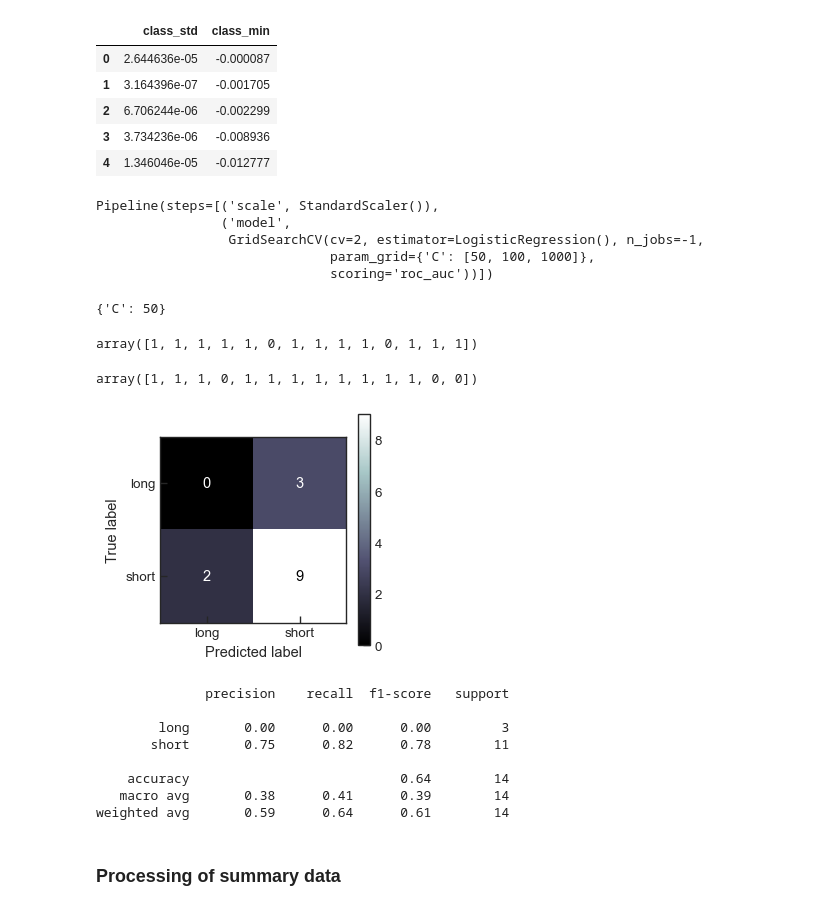
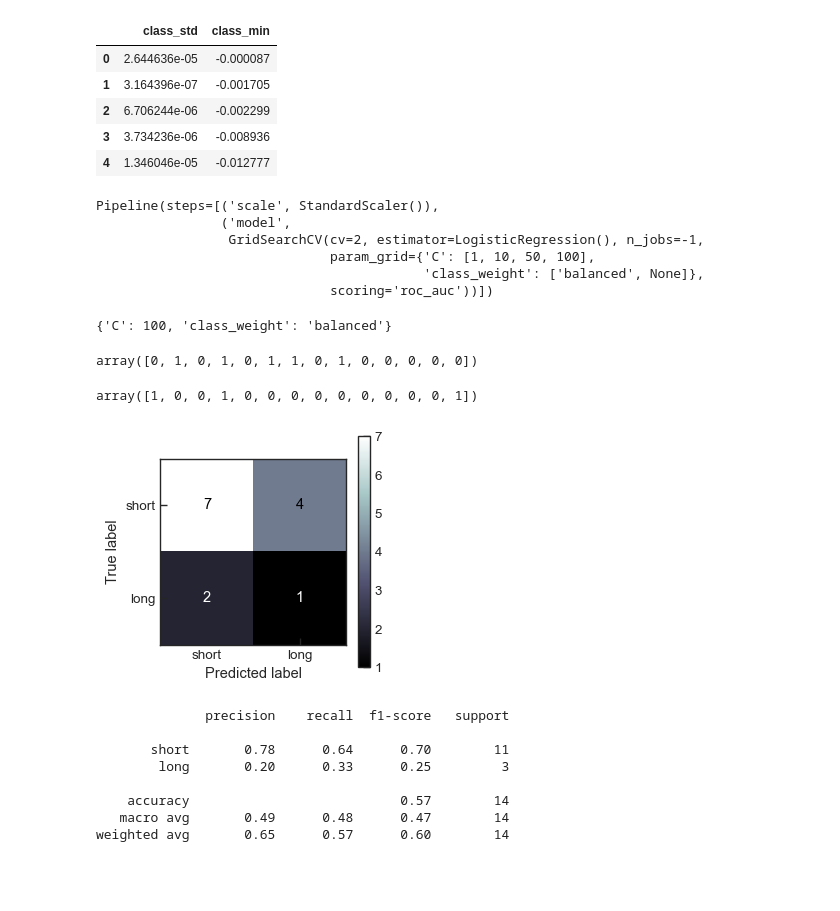
Before and after one commit to sarajcev/data-driven-prediction-of-battery-cycle-life-before-capacity-degradation, a Jupyter notebook: Models.ipynb, the cells around one changed output. Saved outputs shown, nothing was run; the diff lists cells and outputs as text; code cells hidden in the pictures; blank space fills up the shorter version.

```diff
--- a/Models.ipynb
+++ b/Models.ipynb
@@ -531,0 +649,4 @@ Following two binary classifiers have been implemented: (1) Logistic regression
+# %%
+y_data = y_data_dict['class']  # labels
+pct_short_life = (sum(y_data == 1) / len(y_data))*100.
+print(f'Short life cells: {pct_short_life:.1f} %')
@@ -532,7 +655,4 @@ Following two binary classifiers have been implemented: (1) Logistic regression
 # %%
-targets = 'class'
-y_data = y_data_dict[targets]
-
 # Select a set of features for the binary classifier.
 selected_features = ['class_std', 'class_min']
 X_data = pd.DataFrame(X_data_dict, columns=selected_features)
@@ -557,69 +674,74 @@ cls_model = 'logr'
 # %%
 if cls_model == 'logr':
+    # Logistic regression binary classifier.
     estimator = LogisticRegression()
-    grid = {'C': [50, 100, 200]}
+    grid = {'C': [1, 10, 50, 100],
+            'class_weight': ['balanced', None]}
 elif cls_model == 'svc':
+    # Support vector machine binary classifier with a RBF kernel.
     estimator = svm.SVC(kernel='rbf')
     grid = {'gamma': ['scale', 'auto'],
-            'C': [10, 50, 100]}
+            'C': [1, 10, 50, 100],
+            'class_weight': ['balanced', None]}
 else:
     raise NotImplementedError('Chosen model is not implemented.')
 # %%
 # Hyperparameters optimization with grid search and cross-validation.
 grid_search = GridSearchCV(estimator=estimator, param_grid=grid,
-                           scoring='roc_auc', cv=2, refit=True,
+                           scoring='roc_auc',  # area under the ROC curve
+                           cv=2, refit=True,
                            n_jobs=-1)
 # Pipeline.
 model = Pipeline([
     ('scale', StandardScaler()),
     ('model', grid_search)
 ])
-model.fit(X_train, y_train)
-# %% [output]
-Pipeline(steps=[('scale', StandardScaler()),
-                ('model',
-                 GridSearchCV(cv=2, estimator=LogisticRegression(), n_jobs=-1,
-                              param_grid={'C': [50, 100, 1000]},
-                              scoring='roc_auc'))])
+# %%
+model.fit(X_train, y_train)
+# %% [output]
+Pipeline(steps=[('scale', StandardScaler()),
+                ('model',
+                 GridSearchCV(cv=2, estimator=LogisticRegression(), n_jobs=-1,
+                              param_grid={'C': [1, 10, 50, 100],
+                                          'class_weight': ['balanced', None]},
+                              scoring='roc_auc'))])
 # %%
 model['model'].best_params_
 # %% [output]
-{'C': 50}
+{'C': 100, 'class_weight': 'balanced'}
 # %%
 # Predicted values.
 y_pred = model.predict(X_test)
 y_pred
 # %% [output]
-array([1, 1, 1, 1, 1, 0, 1, 1, 1, 1, 0, 1, 1, 1])
+array([0, 1, 0, 1, 0, 1, 1, 0, 1, 0, 0, 0, 0, 0])
 # %%
 y_test
 # %% [output]
-array([1, 1, 1, 0, 1, 1, 1, 1, 1, 1, 1, 1, 0, 0])
+array([1, 0, 0, 1, 0, 0, 0, 0, 0, 0, 0, 0, 0, 1])
 # %%
 # Confusion matrix.
 fig, ax = plt.subplots(figsize=(3,3))
 ConfusionMatrixDisplay.from_predictions(
     y_test, y_pred,
-    display_labels=['long', 'short'],
+    display_labels=['short', 'long'],
     cmap='bone',
     ax=ax
 )
 plt.show()
 # %% [output]
-[figure, old version]
+[figure, new version]
 # %%
 # Classification report.
 print(classification_report(y_test, y_pred,
-                            target_names=['long', 'short'],
+                            target_names=['short', 'long'],
                             zero_division=0))
 # %% [output]
               precision    recall  f1-score   support
 
-        long       0.00      0.00      0.00         3
-       short       0.75      0.82      0.78        11
+       short       0.78      0.64      0.70        11
+        long       0.20      0.33      0.25         3
 
-    accuracy                           0.64        14
-   macro avg       0.38      0.41      0.39        14
-weighted avg       0.59      0.64      0.61        14
+    accuracy                           0.57        14
+   macro avg       0.49      0.48      0.47        14
+weighted avg       0.65      0.57      0.60        14
-# %% [markdown]
-### Processing of summary data
```
Also changed, not shown: parts of 53 cells of this notebook.
